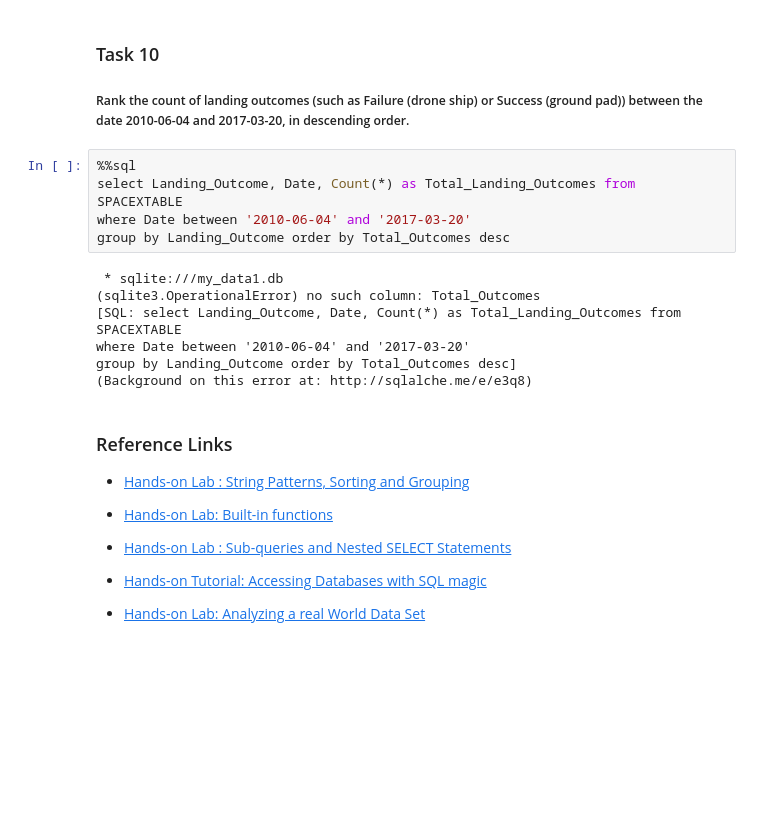
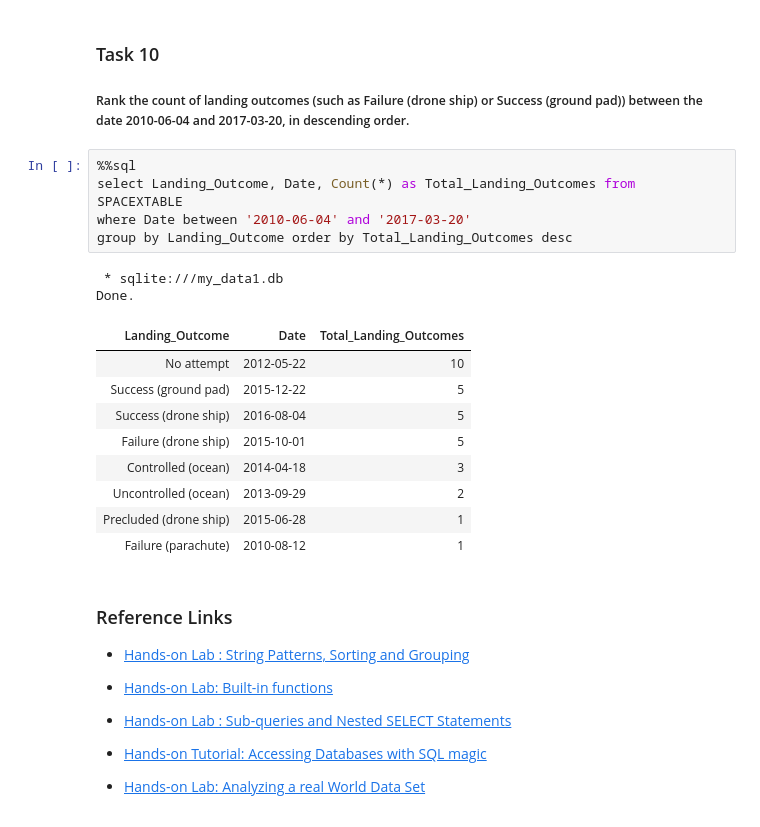
Before and after one commit to NathanDang97/IBM-DS-Professional-Certificate, a Jupyter notebook: 10. Capstone/notebooks/jupyter-labs-eda-sql-coursera_sqllite.ipynb, the cells around one changed output. Drawn from its saved outputs; the diff is of its cells as text; blank space fills up the shorter version.

```diff
--- a/10. Capstone/notebooks/jupyter-labs-eda-sql-coursera_sqllite.ipynb
+++ b/10. Capstone/notebooks/jupyter-labs-eda-sql-coursera_sqllite.ipynb
@@ -257,15 +257,20 @@ Done.
 # %%
 %%sql
 select Landing_Outcome, Date, Count(*) as Total_Landing_Outcomes from SPACEXTABLE
 where Date between '2010-06-04' and '2017-03-20'
-group by Landing_Outcome order by Total_Outcomes desc
+group by Landing_Outcome order by Total_Landing_Outcomes desc
 # %% [output]
  * sqlite:///my_data1.db
-(sqlite3.OperationalError) no such column: Total_Outcomes
-[SQL: select Landing_Outcome, Date, Count(*) as Total_Landing_Outcomes from SPACEXTABLE
-where Date between '2010-06-04' and '2017-03-20'
-group by Landing_Outcome order by Total_Outcomes desc]
-(Background on this error at: http://sqlalche.me/e/e3q8)
+Done.
+| Landing_Outcome | Date | Total_Landing_Outcomes |
+| No attempt | 2012-05-22 | 10 |
+| Success (ground pad) | 2015-12-22 | 5 |
+| Success (drone ship) | 2016-08-04 | 5 |
+| Failure (drone ship) | 2015-10-01 | 5 |
+| Controlled (ocean) | 2014-04-18 | 3 |
+| Uncontrolled (ocean) | 2013-09-29 | 2 |
+| Precluded (drone ship) | 2015-06-28 | 1 |
+| Failure (parachute) | 2010-08-12 | 1 |
 # %% [markdown]
 ### Reference Links
 
```
